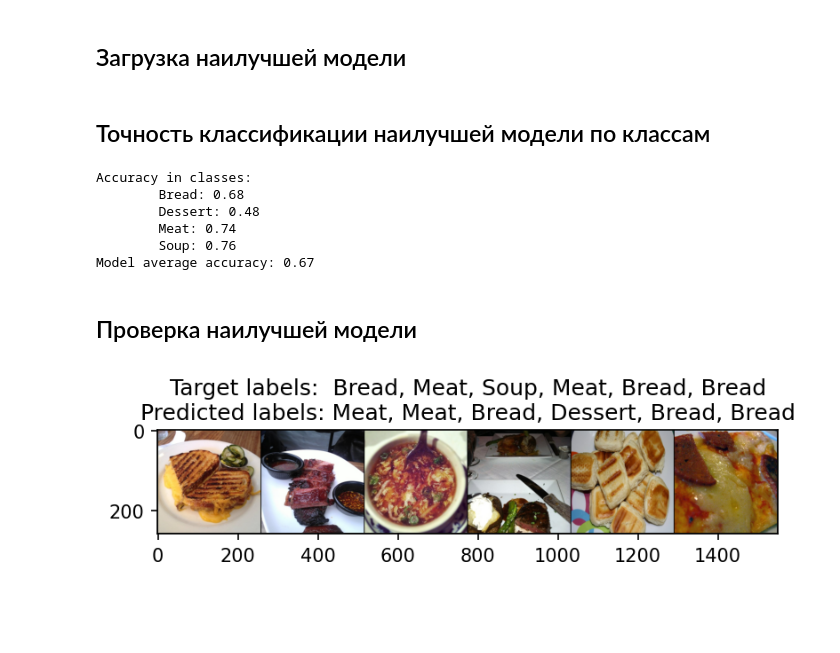
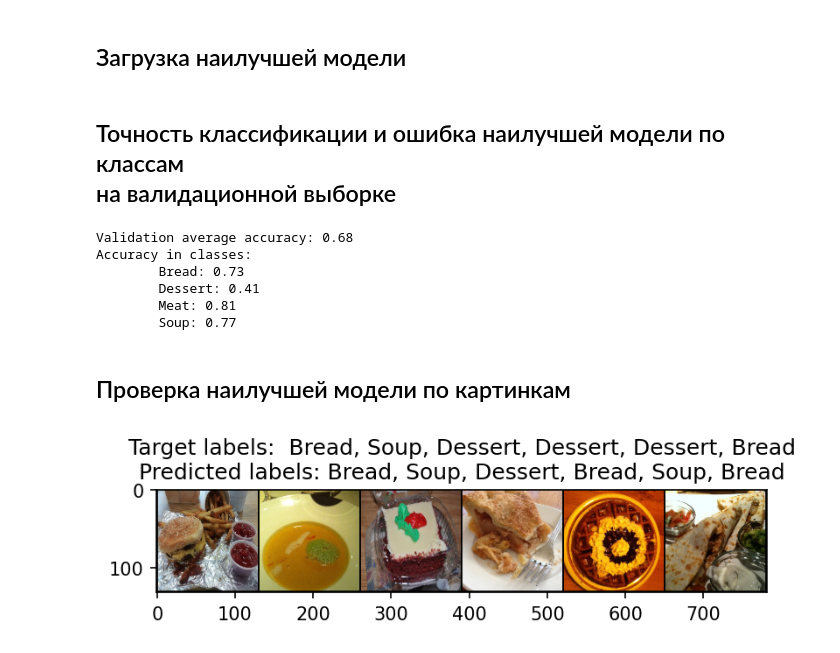
Before and after one commit to Koolana/CV-ImageClassification, a Jupyter notebook: demo.ipynb, the cells around one changed output. Saved outputs shown, nothing was run; the diff lists cells and outputs as text; code cells hidden in the pictures; blank space fills up the shorter version.

Commit message:
Added trainer and modified model

```diff
--- a/demo.ipynb
+++ b/demo.ipynb
@@ -35,10 +36,13 @@ dataset = CustomDataset()
 # %%
 dataset = CustomDataset()
-dataset_train, dataset_test = train_test_split(dataset, test_size=0.3)
+dataset_train, dataset_test = train_test_split(dataset, test_size=0.2)
+dataset_train, dataset_val = train_test_split(dataset_train, test_size=0.2)
 
 data_loader_train = DataLoader(dataset_train, batch_size=16, shuffle=True)
 data_loader_test = DataLoader(dataset_test, batch_size=16, shuffle=True)
+data_loader_val = DataLoader(dataset_val, batch_size=16, shuffle=True)
 
 print('Train data length:', len(data_loader_train))
 print('Test data length:', len(data_loader_test))
+print('Validation data length:', len(data_loader_val))
 # %% [output]
@@ -305,55 +270,38 @@ torch.save(best_model, 'models/trainedModel.pt')
 # %%
 best_model = torch.load('models/trainedModel.pt')
 # %% [markdown]
-## Точность классификации наилучшей модели по классам
+## Точность классификации и ошибка наилучшей модели по классам<br/>на валидационной выборке
 # %%
-best_model.eval()
+accuracyDict = trainer.validation(best_model)
 
-with torch.no_grad():
-    predictList = []
-    targetList = []
-
-    for i, data in enumerate(tq.tqdm(data_loader_test, desc='Batches'), 0):
-        inputs, labels = data
-        labels = labels.to(device)
-        inputs = dataset.getImgsTensors(inputs).to(device)
-
-        outputs = best_model(inputs)
-
-        predictList += torch.max(outputs, 1)[1].tolist()
-        targetList += labels.squeeze(1).tolist()
-
-accuracyDict = calcAccuracy(targetList, predictList)
-
+test_accuracy = sum([accuracyDict[i] for i in accuracyDict.keys()]) / len(accuracyDict.keys())
+print('Validation average accuracy: %.2f' % (test_accuracy))
 print('Accuracy in classes:')
 print(*[f'\t{dataset.getName(i)}: {accuracyDict[i]:.2f}' for i in accuracyDict.keys()], sep='\n')
-
-test_accuracy = sum([accuracyDict[i] for i in accuracyDict.keys()]) / len(accuracyDict.keys())
-print('Model average accuracy: %.2f' % (test_accuracy))
 # %% [output]
+Validation average accuracy: 0.68
 Accuracy in classes:
-        Bread: 0.68
-        Dessert: 0.48
-        Meat: 0.74
-        Soup: 0.76
-Model average accuracy: 0.67
+        Bread: 0.73
+        Dessert: 0.41
+        Meat: 0.81
+        Soup: 0.77
 # %% [markdown]
-## Проверка наилучшей модели
+## Проверка наилучшей модели по картинкам
 # %%
 %matplotlib inline
 mpl.rcParams['figure.dpi'] = 150
 
-test_features, test_labels = next(iter(data_loader_test))
+test_features, test_labels = next(iter(data_loader_val))
 test_labels = test_labels.to(device)
 test_features = dataset.getImgsTensors(test_features).to(device)
 
 outputs = best_model(test_features)
 outputs = torch.max(outputs, 1)[1]
 
 plt.title('Target labels:  ' + ', '.join([dataset.getName(i) for i in test_labels[:6]]) + \
           '\nPredicted labels: ' + ', '.join([dataset.getName(i) for i in outputs[:6]]))
 gridImgs = torchvision.utils.make_grid(test_features[:6]).cpu()
 plt.imshow(cv2.cvtColor(gridImgs.permute(1, 2, 0).numpy() / 255, cv2.COLOR_BGR2RGB))
 plt.show()
 # %% [output]
-[figure, old version]
+[figure, new version]
```
Also changed, not shown: parts of 8 cells of this notebook, 5 other files.
